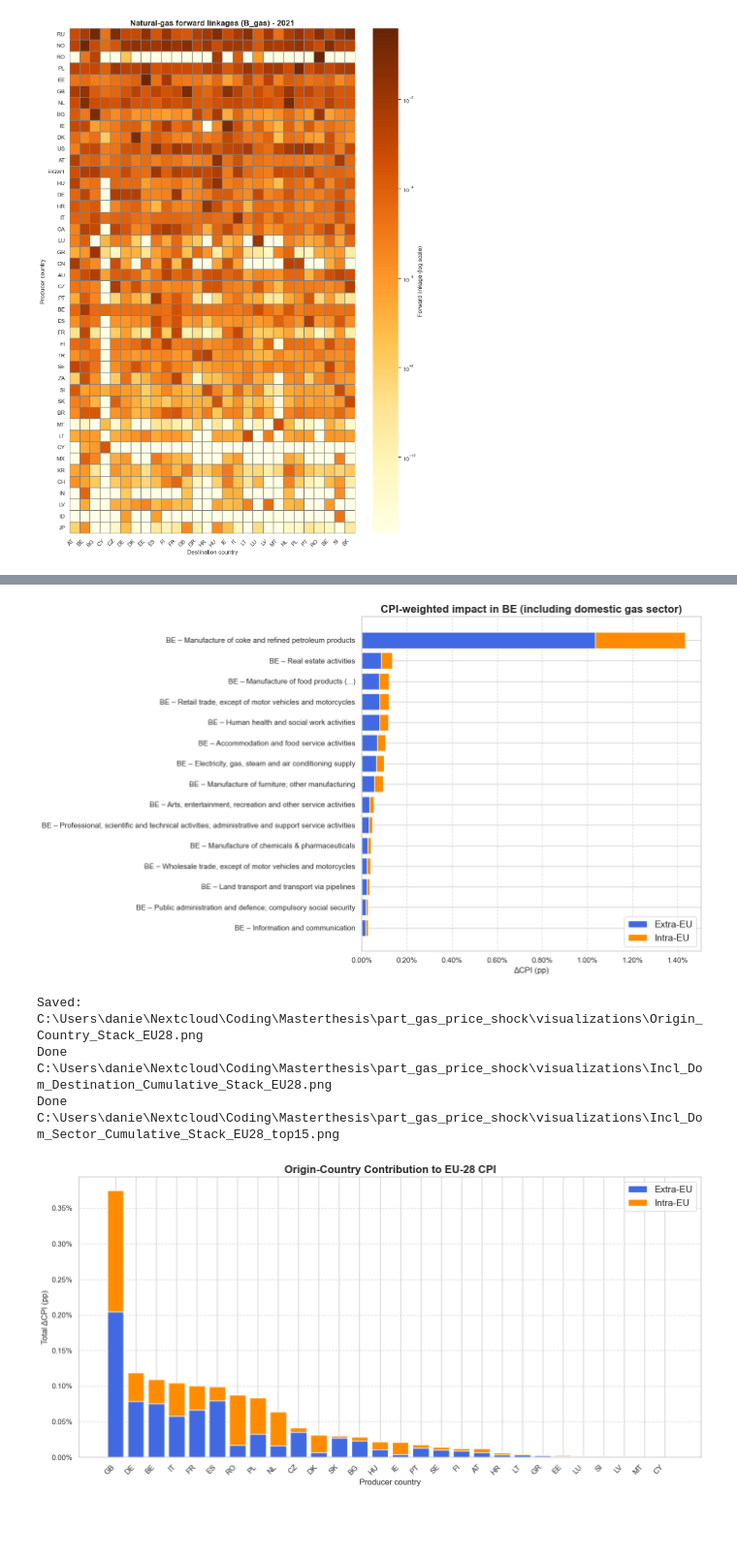
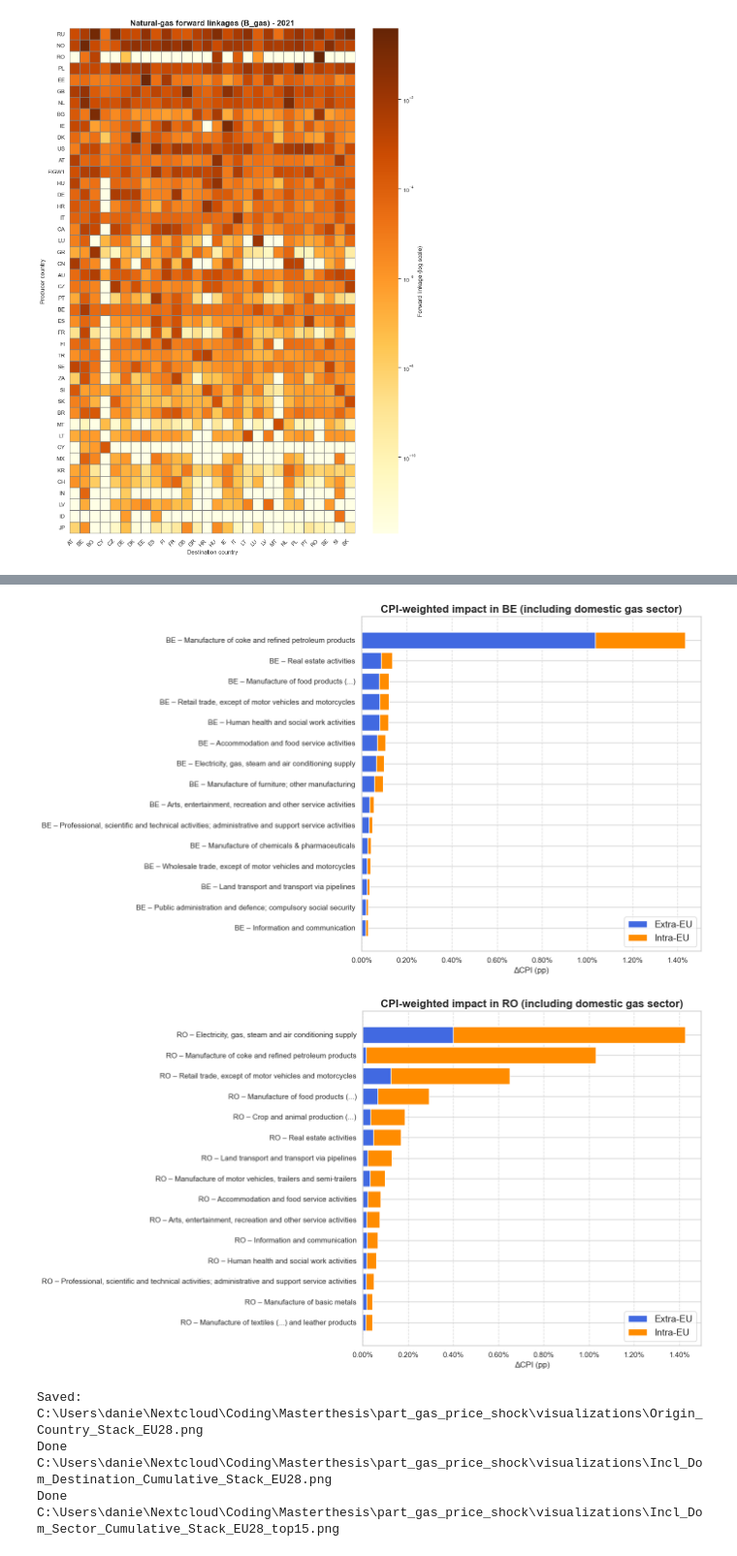
Before and after one commit to DaBurb/Masterthesis-Burbach-Economics, a Jupyter notebook: part_gas_price_shock/visualizations/visualization.ipynb, the cells around one changed output, grey strips where cells are left out. Shown at 97% size. Saved outputs shown, nothing was run; the diff lists cells and outputs as text; code cells hidden in the pictures; blank space fills up the shorter version.

Commit message:
Added option to visualize domestic gas sector inflation impact, to do so edited gas_main pathings.

```diff
--- a/part_gas_price_shock/visualizations/visualization.ipynb
+++ b/part_gas_price_shock/visualizations/visualization.ipynb
@@ -389,7 +401,7 @@ def plot_eu28_sector_stack(
 
     unit = "pp" if multiply_100 else "points"
     ax.set(
-        title="Cumulative sector impact on EU-28 CPI (gas-price shock)",
+        title="Cumulated sectoral impact on EU-28 CPI",
         xlabel=f"ΔCPI ({unit})",
         yticks=y,
         yticklabels=labels,
@@ -584,15 +576,15 @@ CPI_EU28_INTRA_EXTRA  = pd.read_csv(GAS_PRICE_SHOCK_OUTPUTS / "weighted_impacts"
 def incl_dom_plot_country_stack_h_sorted(country, *, multiply_100=False):
     code = country.strip().upper()
     # column name: ISO or ISO_impact
-    if code in CPI_CTRY_EXTRA.columns:
+    if code in DOM_CPI_CTRY_EXTRA.columns:
         col = code
-    elif f"{code}_impact" in CPI_CTRY_EXTRA.columns:
+    elif f"{code}_impact" in DOM_CPI_CTRY_EXTRA.columns:
         col = f"{code}_impact"
     else:
         raise KeyError(f"No column for '{code}'")
 
-    extra = CPI_CTRY_EXTRA[col].copy()
-    intra_extra = CPI_CTRY_INTRA_EXTRA[col].copy()
+    extra = DOM_CPI_CTRY_EXTRA[col].copy()
+    intra_extra = DOM_CPI_CTRY_INTRA_EXTRA[col].copy()
     if multiply_100:
         extra *= 100
         intra_extra *= 100
@@ -638,6 +630,7 @@ incl_dom_plot_country_stack_h_sorted("NL", multiply_100=True)
 incl_dom_plot_country_stack_h_sorted("PL", multiply_100=True)
 incl_dom_plot_country_stack_h_sorted("AT", multiply_100=True)
 incl_dom_plot_country_stack_h_sorted("BE", multiply_100=True)
+incl_dom_plot_country_stack_h_sorted("RO", multiply_100=True)
 
 def incl_dom_plot_origin_country_stack(*, save=True, multiply_100=False):
     """
@@ -651,19 +644,19 @@ def incl_dom_plot_origin_country_stack(*, save=True, multiply_100=False):
     # ---------------------------------------------------------------
     # Determine which column contains the EU-wide CPI impact
     # ---------------------------------------------------------------
-    if "EU28_impact" in CPI_EU28_EXTRA.columns:
+    if "EU28_impact" in DOM_CPI_EU28_EXTRA.columns:
         col = "EU28_impact"
-    elif "EU28" in CPI_EU28_EXTRA.columns:
+    elif "EU28" in DOM_CPI_EU28_EXTRA.columns:
         col = "EU28"
     else:
         raise KeyError("Neither 'EU28_impact' nor 'EU28' column found "
-                       "in CPI_EU28_EXTRA.")
+                       "in DOM_CPI_EU28_EXTRA.")
 
     # ---------------------------------------------------------------
     # Aggregate by producer country (index level 0)
     # ---------------------------------------------------------------
-    extra_by_origin       = CPI_EU28_EXTRA.groupby(level=0)[col].sum()
-    intra_extra_by_origin = CPI_EU28_INTRA_EXTRA.groupby(level=0)[col].sum()
+    extra_by_origin       = DOM_CPI_EU28_EXTRA.groupby(level=0)[col].sum()
+    intra_extra_by_origin = DOM_CPI_EU28_INTRA_EXTRA.groupby(level=0)[col].sum()
     intra_only_by_origin  = intra_extra_by_origin - extra_by_origin
 
     if multiply_100:
@@ -727,7 +720,7 @@ def incl_dom_plot_destination_cumulative_stack(*, multiply_100=False, save=True)
     """
 
     # --- determine column naming scheme --------------------------------
-    sample_col = next(iter(CPI_CTRY_EXTRA.columns))
+    sample_col = next(iter(DOM_CPI_CTRY_EXTRA.columns))
     use_suffix  = sample_col.endswith("_impact")          # e.g. "DE_impact"
 
     # list of destination ISO codes (import from config or define here)
@@ -735,8 +728,8 @@ def incl_dom_plot_destination_cumulative_stack(*, multiply_100=False, save=True)
     dest_cols = [f"{c}_impact" if use_suffix else c for c in EU28_COUNTRIES]
 
     # --- aggregate over all producer/sector rows -----------------------
-    extra_total       = CPI_CTRY_EXTRA[dest_cols].sum(axis=0)
-    intra_extra_total = CPI_CTRY_INTRA_EXTRA[dest_cols].sum(axis=0)
+    extra_total       = DOM_CPI_CTRY_EXTRA[dest_cols].sum(axis=0)
+    intra_extra_total = DOM_CPI_CTRY_INTRA_EXTRA[dest_cols].sum(axis=0)
     intra_only_total  = intra_extra_total - extra_total
 
     if multiply_100:
@@ -804,9 +797,9 @@ def plot_eu28_sector_stack(
     # ---------------------------------------------------------------
     # Detect the EU-wide impact column
     # ---------------------------------------------------------------
-    if "EU28_impact" in CPI_EU28_EXTRA.columns:
+    if "EU28_impact" in DOM_CPI_EU28_EXTRA.columns:
         eu_col = "EU28_impact"
-    elif "EU28" in CPI_EU28_EXTRA.columns:
+    elif "EU28" in DOM_CPI_EU28_EXTRA.columns:
         eu_col = "EU28"
     else:
         raise KeyError("EU-wide impact column not found in EU-28 tables.")
@@ -814,8 +807,8 @@ def plot_eu28_sector_stack(
     # ---------------------------------------------------------------
     # Aggregate CPI impacts by sector
     # ---------------------------------------------------------------
-    extra_sec       = CPI_EU28_EXTRA.groupby(level="Sector")[eu_col].sum()
-    intra_extra_sec = CPI_EU28_INTRA_EXTRA.groupby(level="Sector")[eu_col].sum()
+    extra_sec       = DOM_CPI_EU28_EXTRA.groupby(level="Sector")[eu_col].sum()
+    intra_extra_sec = DOM_CPI_EU28_INTRA_EXTRA.groupby(level="Sector")[eu_col].sum()
     intra_only_sec  = intra_extra_sec - extra_sec
 
     if multiply_100:
@@ -850,34 +843,34 @@ def plot_eu28_sector_stack(
     ax.grid(axis="x", linestyle="--", alpha=0.7)
     if multiply_100:
         ax.xaxis.set_major_formatter(mtick.FuncFormatter(lambda x, _: f"{x:.2f}%"))
     ax.legend(loc="lower right")
     fig.tight_layout()
 
     # ---------------------------------------------------------------
     # Save or display
     # ---------------------------------------------------------------
     if save:
         fname = GAS_PRICE_SHOCK_VIS / f"Incl_Dom_Sector_Cumulative_Stack_EU28_top{top_n}.png"
         fig.savefig(fname, dpi=300)
         print("Done", fname)
     else:
         plt.show()
 
 plot_eu28_sector_stack(
     top_n=15,
     multiply_100=True,
     save=True
 )
 # %% [output]
 [figure]
 [figure]
 [figure]
 [figure]
 [figure]
 [figure]
 [figure]
 [figure]
+[figure, new version]
 Saved: C:\Users\danie\Nextcloud\Coding\Masterthesis\part_gas_price_shock\visualizations\Origin_Country_Stack_EU28.png
 Done C:\Users\danie\Nextcloud\Coding\Masterthesis\part_gas_price_shock\visualizations\Incl_Dom_Destination_Cumulative_Stack_EU28.png
 Done C:\Users\danie\Nextcloud\Coding\Masterthesis\part_gas_price_shock\visualizations\Incl_Dom_Sector_Cumulative_Stack_EU28_top15.png
-[figure, old version]
```
Also changed, not shown: parts of 13 cells of this notebook, 1 other file.
